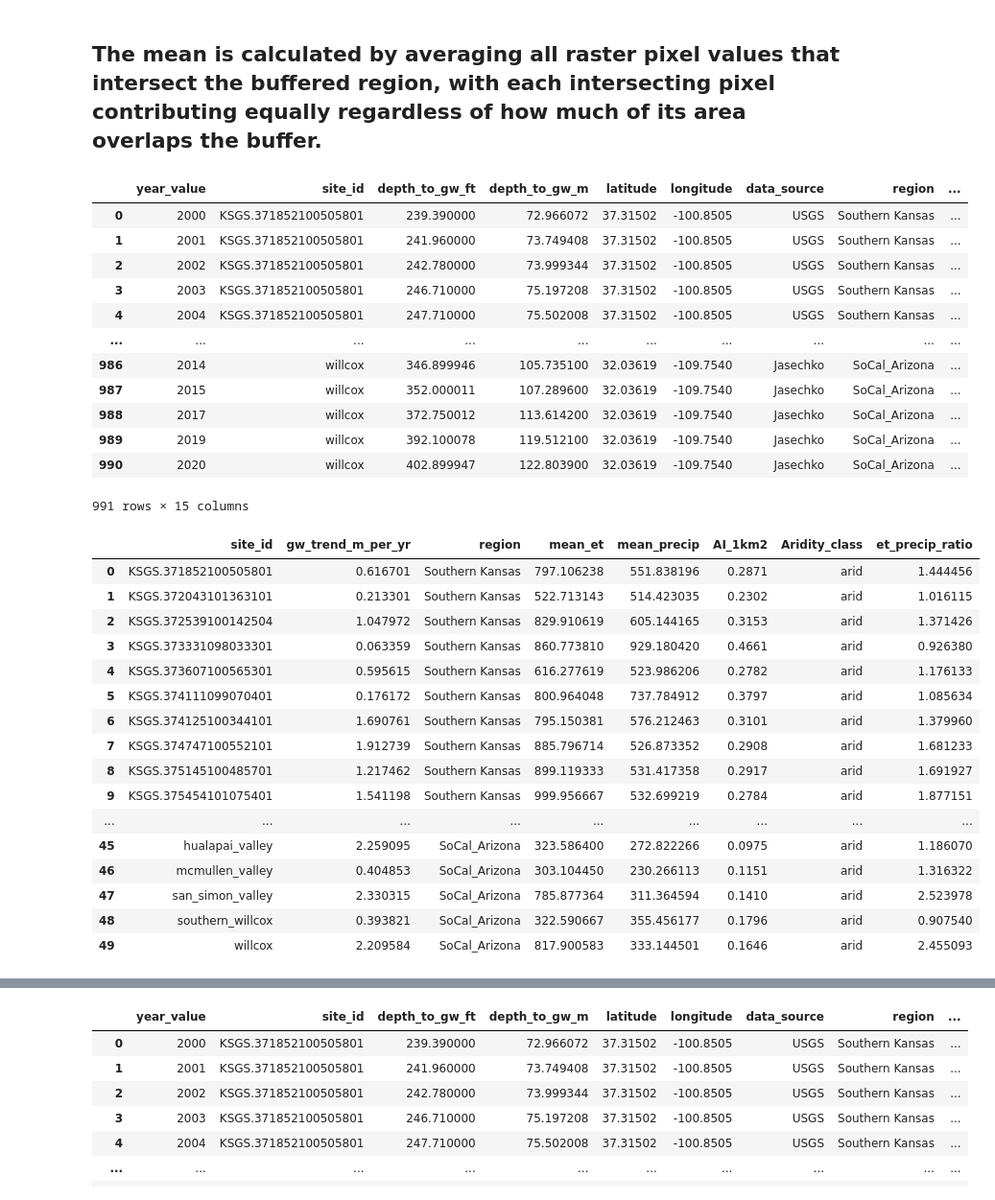
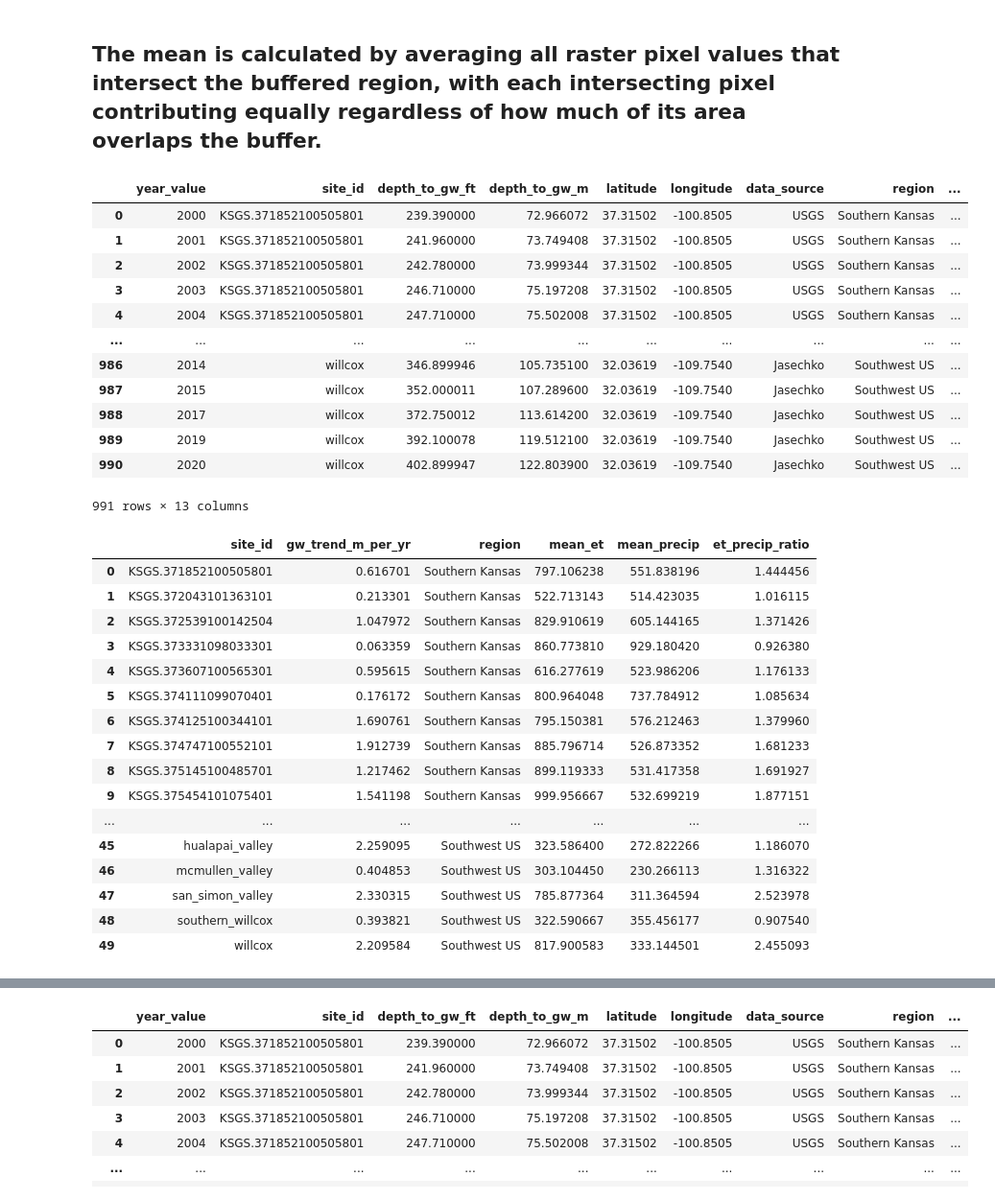
Before and after one commit to meds-AridGW/ET_GW_analysis_workflow, a Jupyter notebook: precipitation/chirps_precipt_USGS_analysis_openET.ipynb, the cells around one changed output, grey strips where cells are left out. Shown at 96% size. Cells and saved outputs as stored; diff of their text form; code cells hidden in the pictures.

Commit message:
update work flow for precipitation

```diff
--- a/precipitation/chirps_precipt_USGS_analysis_openET.ipynb
+++ b/precipitation/chirps_precipt_USGS_analysis_openET.ipynb
@@ -18,7 +18,7 @@ from pyproj import Transformer
 from shapely.geometry import box
 # %%
 # Read in ET/GW data 1km
-et_gw_merged_all_sites = "/capstone/aridgw/outputs//sites_aridity_1km2.csv"
+et_gw_merged_all_sites = "/capstone/aridgw/outputs/1km/gwl_cult_et_1km.csv"
 et_gw_merged_all_sites = pd.read_csv(et_gw_merged_all_sites)
 et_gw_merged_all_sites
 # %% [output]
@@ -104,7 +116,7 @@ def extract_precip_with_buffer(lon, lat, src, buffer_km=0.5):
 
     return data.mean() if data.size > 0 else np.nan
 
-with rasterio.open("/capstone/aridgw/data/chirps_daily_precip_normal_2000_2020.tif") as src:
+with rasterio.open("/capstone/aridgw/outputs/chirps_daily_precip_normal_2000_2020.tif") as src:
     precip_values = [
         extract_precip_with_buffer(lon, lat, src, buffer_km=0.5)
         for lon, lat in zip(
@@ -123,63 +135,61 @@ et_gw_merged_all_sites
 | 3 | 2003 | KSGS.371852100505801 | 246.710000 | 75.197208 | 37.31502 | -100.8505 | USGS | Southern Kansas | ... |
 | 4 | 2004 | KSGS.371852100505801 | 247.710000 | 75.502008 | 37.31502 | -100.8505 | USGS | Southern Kansas | ... |
 | ... | ... | ... | ... | ... | ... | ... | ... | ... | ... |
-| 986 | 2014 | willcox | 346.899946 | 105.735100 | 32.03619 | -109.7540 | Jasechko | SoCal_Arizona | ... |
-| 987 | 2015 | willcox | 352.000011 | 107.289600 | 32.03619 | -109.7540 | Jasechko | SoCal_Arizona | ... |
-| 988 | 2017 | willcox | 372.750012 | 113.614200 | 32.03619 | -109.7540 | Jasechko | SoCal_Arizona | ... |
-| 989 | 2019 | willcox | 392.100078 | 119.512100 | 32.03619 | -109.7540 | Jasechko | SoCal_Arizona | ... |
-| 990 | 2020 | willcox | 402.899947 | 122.803900 | 32.03619 | -109.7540 | Jasechko | SoCal_Arizona | ... |
+| 986 | 2014 | willcox | 346.899946 | 105.735100 | 32.03619 | -109.7540 | Jasechko | Southwest US | ... |
+| 987 | 2015 | willcox | 352.000011 | 107.289600 | 32.03619 | -109.7540 | Jasechko | Southwest US | ... |
+| 988 | 2017 | willcox | 372.750012 | 113.614200 | 32.03619 | -109.7540 | Jasechko | Southwest US | ... |
+| 989 | 2019 | willcox | 392.100078 | 119.512100 | 32.03619 | -109.7540 | Jasechko | Southwest US | ... |
+| 990 | 2020 | willcox | 402.899947 | 122.803900 | 32.03619 | -109.7540 | Jasechko | Southwest US | ... |
-991 rows × 15 columns
+991 rows × 13 columns
 # %%
 # Calculate groundwater trend per site
 df = et_gw_merged_all_sites.copy()
 
 def calc_trend(group):
     # drop missing values
     g = group.dropna(subset=["year_value", "depth_to_gw_m"])
     if len(g) < 2:
         return np.nan
 
     # slope (m/year)
     slope = np.polyfit(g["year_value"], g["depth_to_gw_m"], 1)[0]
     return slope
 
 gw_trends = df.groupby("site_id").apply(calc_trend).reset_index()
 gw_trends.columns = ["site_id", "gw_trend_m_per_yr"]
 
 # Compute ET : Precip ratio per site
 climate = df.groupby("site_id").agg(
     region=("region", "first"),
     mean_et=("scaled_annual_et_avg", "mean"),
-    mean_precip=("chirps_precip_normal", "mean"),
-    AI_1km2=("AI_1km2", "first"),
-    Aridity_class=("Aridity_class", "first"),
+    mean_precip=("chirps_precip_normal", "mean")
 ).reset_index()
 
 # Multiply by 365 to get from mm/day to mm/year
 climate["mean_precip"] = climate["mean_precip"] * 365
 
 climate["et_precip_ratio"] = climate["mean_et"] / climate["mean_precip"]
 
 # Merge them
 site_summary = gw_trends.merge(climate, on="site_id")
 site_summary
 # %% [output]
-|  | site_id | gw_trend_m_per_yr | region | mean_et | mean_precip | AI_1km2 | Aridity_class | et_precip_ratio |
-| 0 | KSGS.371852100505801 | 0.616701 | Southern Kansas | 797.106238 | 551.838196 | 0.2871 | arid | 1.444456 |
-| 1 | KSGS.372043101363101 | 0.213301 | Southern Kansas | 522.713143 | 514.423035 | 0.2302 | arid | 1.016115 |
-| 2 | KSGS.372539100142504 | 1.047972 | Southern Kansas | 829.910619 | 605.144165 | 0.3153 | arid | 1.371426 |
-| 3 | KSGS.373331098033301 | 0.063359 | Southern Kansas | 860.773810 | 929.180420 | 0.4661 | arid | 0.926380 |
-| 4 | KSGS.373607100565301 | 0.595615 | Southern Kansas | 616.277619 | 523.986206 | 0.2782 | arid | 1.176133 |
-| 5 | KSGS.374111099070401 | 0.176172 | Southern Kansas | 800.964048 | 737.784912 | 0.3797 | arid | 1.085634 |
-| 6 | KSGS.374125100344101 | 1.690761 | Southern Kansas | 795.150381 | 576.212463 | 0.3101 | arid | 1.379960 |
-| 7 | KSGS.374747100552101 | 1.912739 | Southern Kansas | 885.796714 | 526.873352 | 0.2908 | arid | 1.681233 |
-| 8 | KSGS.375145100485701 | 1.217462 | Southern Kansas | 899.119333 | 531.417358 | 0.2917 | arid | 1.691927 |
-| 9 | KSGS.375454101075401 | 1.541198 | Southern Kansas | 999.956667 | 532.699219 | 0.2784 | arid | 1.877151 |
-| ... | ... | ... | ... | ... | ... | ... | ... | ... |
-| 45 | hualapai_valley | 2.259095 | SoCal_Arizona | 323.586400 | 272.822266 | 0.0975 | arid | 1.186070 |
-| 46 | mcmullen_valley | 0.404853 | SoCal_Arizona | 303.104450 | 230.266113 | 0.1151 | arid | 1.316322 |
-| 47 | san_simon_valley | 2.330315 | SoCal_Arizona | 785.877364 | 311.364594 | 0.1410 | arid | 2.523978 |
-| 48 | southern_willcox | 0.393821 | SoCal_Arizona | 322.590667 | 355.456177 | 0.1796 | arid | 0.907540 |
-| 49 | willcox | 2.209584 | SoCal_Arizona | 817.900583 | 333.144501 | 0.1646 | arid | 2.455093 |
+|  | site_id | gw_trend_m_per_yr | region | mean_et | mean_precip | et_precip_ratio |
+| 0 | KSGS.371852100505801 | 0.616701 | Southern Kansas | 797.106238 | 551.838196 | 1.444456 |
+| 1 | KSGS.372043101363101 | 0.213301 | Southern Kansas | 522.713143 | 514.423035 | 1.016115 |
+| 2 | KSGS.372539100142504 | 1.047972 | Southern Kansas | 829.910619 | 605.144165 | 1.371426 |
+| 3 | KSGS.373331098033301 | 0.063359 | Southern Kansas | 860.773810 | 929.180420 | 0.926380 |
+| 4 | KSGS.373607100565301 | 0.595615 | Southern Kansas | 616.277619 | 523.986206 | 1.176133 |
+| 5 | KSGS.374111099070401 | 0.176172 | Southern Kansas | 800.964048 | 737.784912 | 1.085634 |
+| 6 | KSGS.374125100344101 | 1.690761 | Southern Kansas | 795.150381 | 576.212463 | 1.379960 |
+| 7 | KSGS.374747100552101 | 1.912739 | Southern Kansas | 885.796714 | 526.873352 | 1.681233 |
+| 8 | KSGS.375145100485701 | 1.217462 | Southern Kansas | 899.119333 | 531.417358 | 1.691927 |
+| 9 | KSGS.375454101075401 | 1.541198 | Southern Kansas | 999.956667 | 532.699219 | 1.877151 |
+| ... | ... | ... | ... | ... | ... | ... |
+| 45 | hualapai_valley | 2.259095 | Southwest US | 323.586400 | 272.822266 | 1.186070 |
+| 46 | mcmullen_valley | 0.404853 | Southwest US | 303.104450 | 230.266113 | 1.316322 |
+| 47 | san_simon_valley | 2.330315 | Southwest US | 785.877364 | 311.364594 | 2.523978 |
+| 48 | southern_willcox | 0.393821 | Southwest US | 322.590667 | 355.456177 | 0.907540 |
+| 49 | willcox | 2.209584 | Southwest US | 817.900583 | 333.144501 | 2.455093 |
 # %%
 # Save site_summary as a csv to outputs folder in server
```
Also changed, not shown: parts of 4 cells of this notebook, 1 other file.
